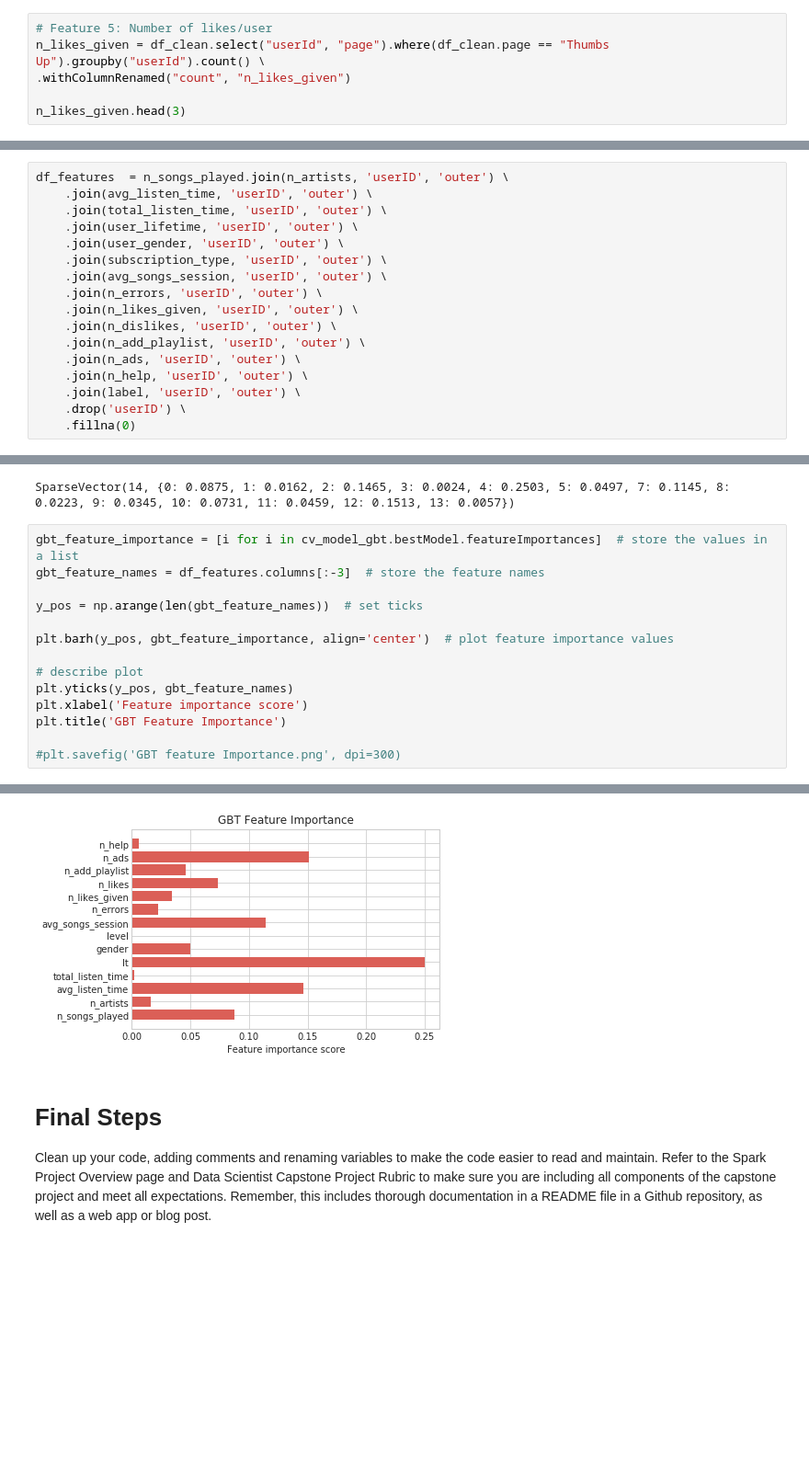
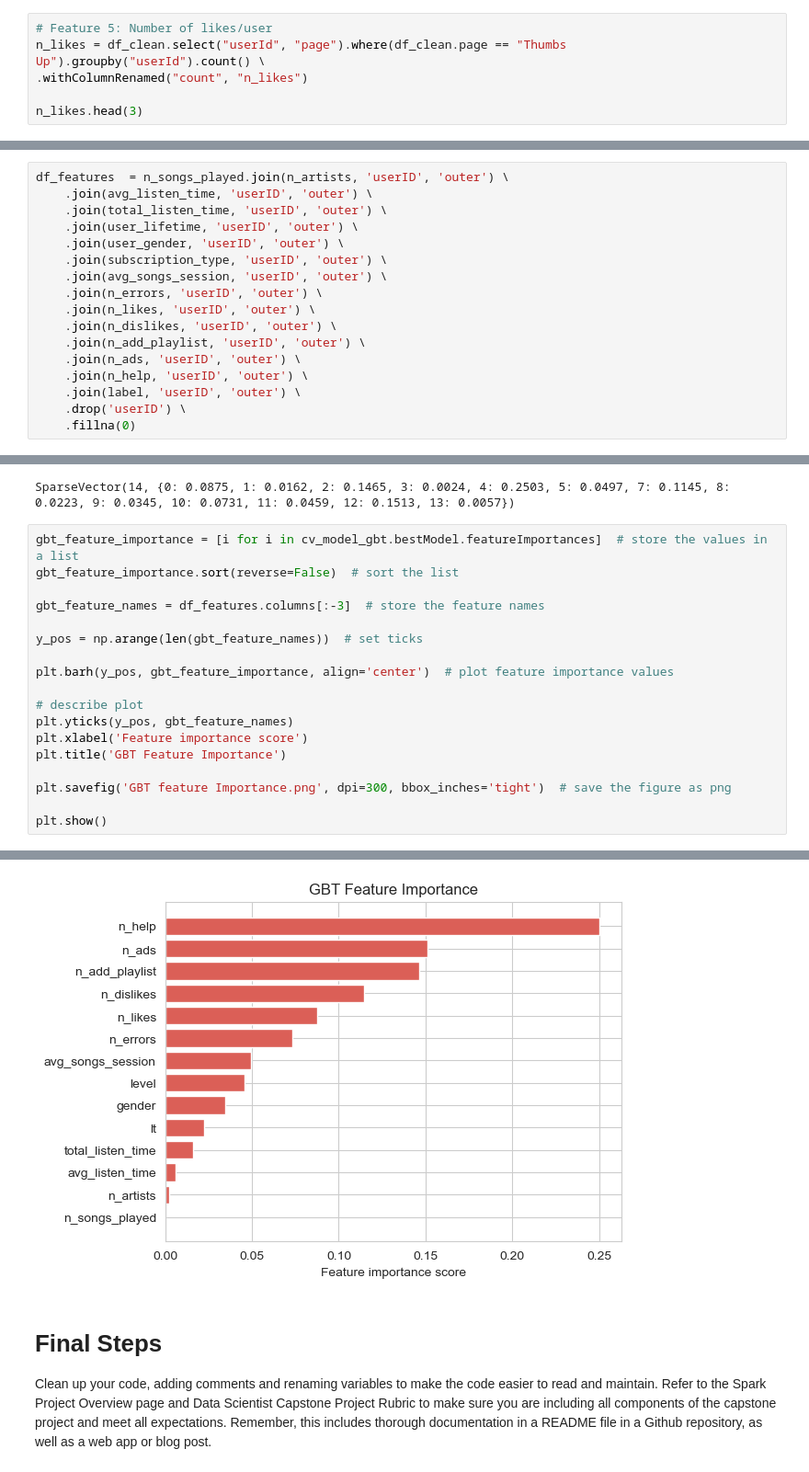
Before and after one commit to tioans/spark-user-churn, a Jupyter notebook: Sparkify.ipynb, the cells around one changed output, grey strips where cells are left out. Shown at 92% size. Drawn from its saved outputs; the diff is of its cells as text; blank space fills up the shorter version.

Commit message:
Figures update

```diff
--- a/Sparkify.ipynb
+++ b/Sparkify.ipynb
@@ -627,8 +658,8 @@ n_errors.head(3)
  Row(userId='7', n_errors=1)]
 # %%
 # Feature 5: Number of likes/user
-n_likes_given = df_clean.select("userId", "page").where(df_clean.page == "Thumbs Up").groupby("userId").count() \
-.withColumnRenamed("count", "n_likes_given")
+n_likes = df_clean.select("userId", "page").where(df_clean.page == "Thumbs Up").groupby("userId").count() \
+.withColumnRenamed("count", "n_likes")
 
-n_likes_given.head(3)
+n_likes.head(3)
 # %% [output]
@@ -690,7 +721,7 @@ df_features  = n_songs_played.join(n_artists, 'userID', 'outer') \
     .join(subscription_type, 'userID', 'outer') \
     .join(avg_songs_session, 'userID', 'outer') \
     .join(n_errors, 'userID', 'outer') \
-    .join(n_likes_given, 'userID', 'outer') \
+    .join(n_likes, 'userID', 'outer') \
     .join(n_dislikes, 'userID', 'outer') \
     .join(n_add_playlist, 'userID', 'outer') \
     .join(n_ads, 'userID', 'outer') \
@@ -896,6 +927,8 @@ cv_model_gbt.bestModel.featureImportances  # feature importance determined by th
 SparseVector(14, {0: 0.0875, 1: 0.0162, 2: 0.1465, 3: 0.0024, 4: 0.2503, 5: 0.0497, 7: 0.1145, 8: 0.0223, 9: 0.0345, 10: 0.0731, 11: 0.0459, 12: 0.1513, 13: 0.0057})
 # %%
 gbt_feature_importance = [i for i in cv_model_gbt.bestModel.featureImportances]  # store the values in a list
+gbt_feature_importance.sort(reverse=False)  # sort the list
+
 gbt_feature_names = df_features.columns[:-3]  # store the feature names
 
 y_pos = np.arange(len(gbt_feature_names))  # set ticks
@@ -907,5 +940,7 @@ plt.yticks(y_pos, gbt_feature_names)
 plt.xlabel('Feature importance score')
 plt.title('GBT Feature Importance')
 
-#plt.savefig('GBT feature Importance.png', dpi=300)
+plt.savefig('GBT feature Importance.png', dpi=300, bbox_inches='tight')  # save the figure as png
+
+plt.show()
 # %% [output]
@@ -913,4 +947,4 @@ Text(0.5,1,'GBT Feature Importance')
-[figure, old version]
+[figure, new version]
 # %% [markdown]
 # Final Steps
 Clean up your code, adding comments and renaming variables to make the code easier to read and maintain. Refer to the Spark Project Overview page and Data Scientist Capstone Project Rubric to make sure you are including all components of the capstone project and meet all expectations. Remember, this includes thorough documentation in a README file in a Github repository, as well as a web app or blog post.
```
Also changed, not shown: parts of 16 cells of this notebook, 1 other file.
